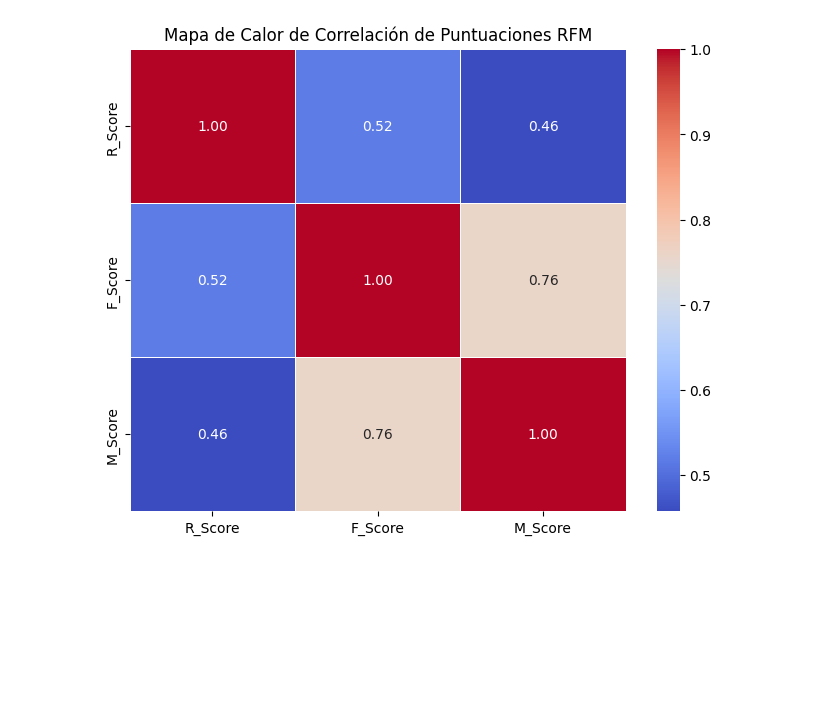
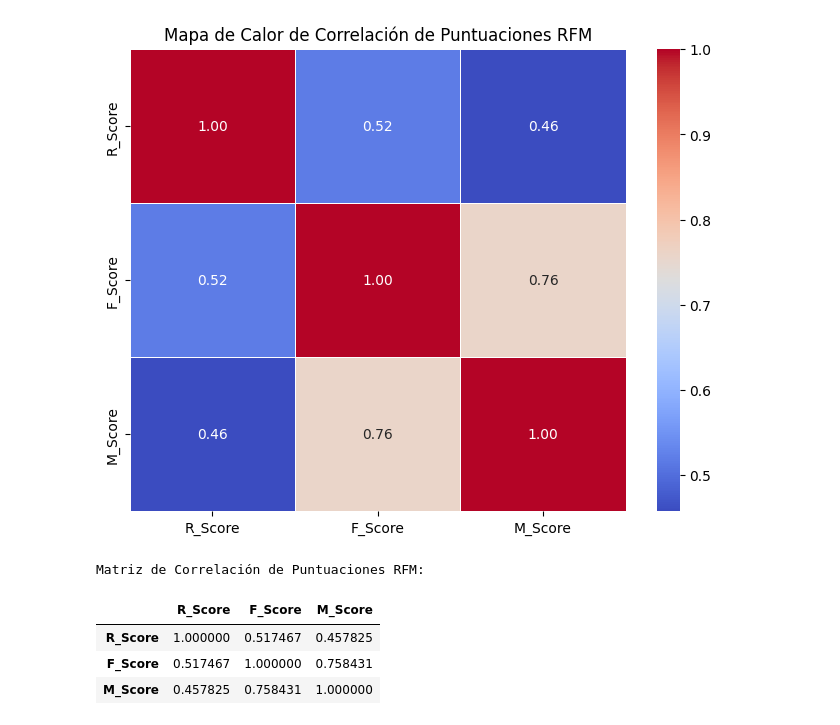
Before and after one commit to tecnojimbo/G5-ANALISISDATOS-EDA-, a Jupyter notebook: G5-AnalisisDatos-EDA.ipynb, the cells around one changed output. Saved outputs shown, nothing was run; the diff lists cells and outputs as text; code cells hidden in the pictures; blank space fills up the shorter version.

```diff
--- a/G5-AnalisisDatos-EDA.ipynb
+++ b/G5-AnalisisDatos-EDA.ipynb
@@ -348,3 +348,12 @@ plt.title('Mapa de Calor de Correlación de Puntuaciones RFM')
 plt.show()
 # %% [output]
 [figure]
+# %%
+print('Matriz de Correlación de Puntuaciones RFM:')
+display(rfm[['R_Score', 'F_Score', 'M_Score']].corr())
+# %% [output]
+Matriz de Correlación de Puntuaciones RFM:
+|  | R_Score | F_Score | M_Score |
+| R_Score | 1.000000 | 0.517467 | 0.457825 |
+| F_Score | 0.517467 | 1.000000 | 0.758431 |
+| M_Score | 0.457825 | 0.758431 | 1.000000 |
```
Also changed, not shown: parts of 2 cells of this notebook.
